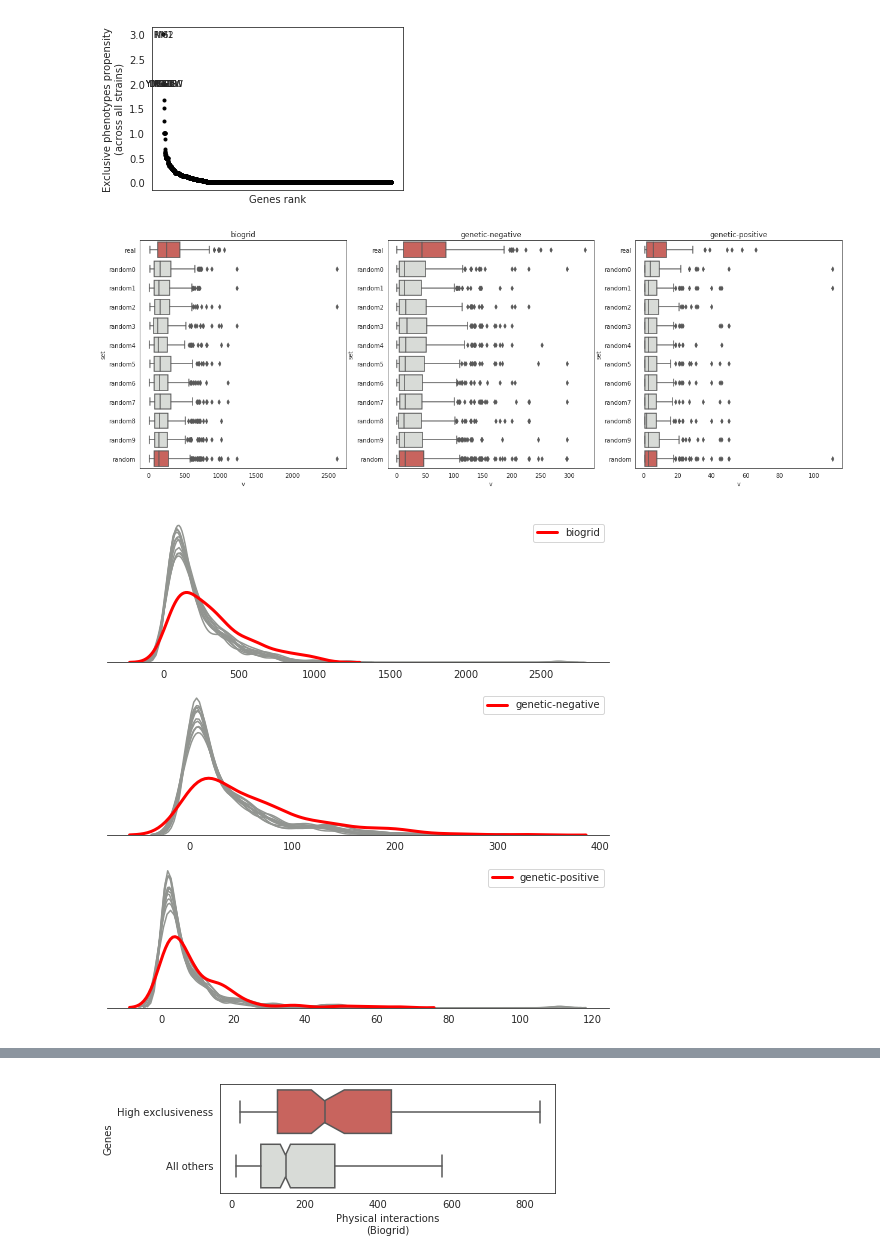
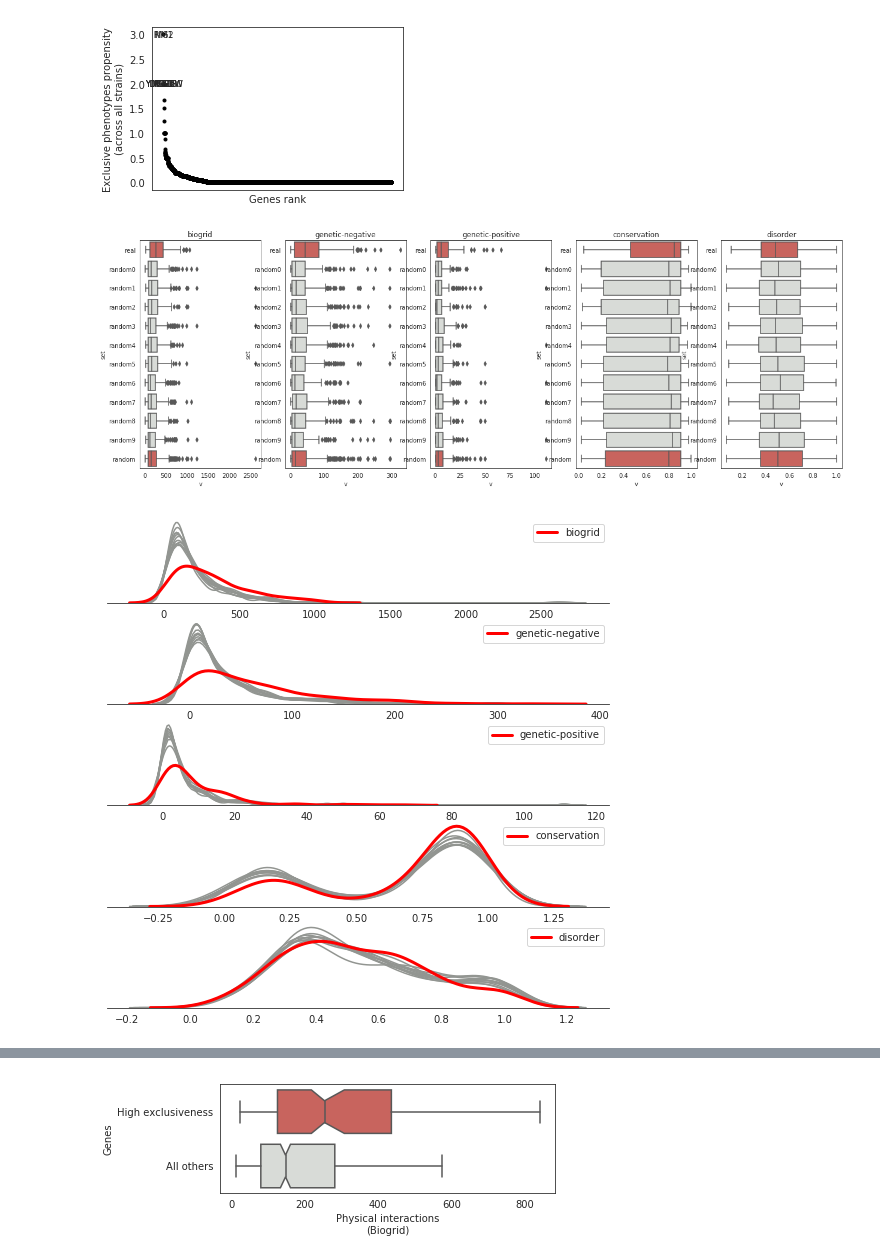
Before and after one commit to mgalardini/2018koyeast, a Jupyter notebook: notebooks/deviating_genes.ipynb, the cells around one changed output, grey strips where cells are left out. Saved outputs shown, nothing was run; the diff lists cells and outputs as text; code cells hidden in the pictures.

```diff
--- a/notebooks/deviating_genes.ipynb
+++ b/notebooks/deviating_genes.ipynb
@@ -365,3 +380,9 @@ plt.savefig('exclusiveness_all_alternative.svg',
+# %%
+disorder = '../out/disorder.txt'
+# %%
+dis = pd.read_csv(disorder, sep='\t', header=None)
+# %%
+dis = dis.set_index(0)[2]
 # %%
 it = pd.Series(it)
 git = pd.Series(git)
@@ -373,33 +394,36 @@ pit = pd.Series(pit)
 # %%
 res = []
 for df, name in zip([it,
-                     git, pit],
+                     git, pit,
+                     nog, dis],
                     ['biogrid',
                      'genetic-negative',
-                     'genetic-positive']):
+                     'genetic-positive',
+                     'conservation',
+                     'disorder']):
     res.append(compare(w, df, name=name,
                        threshold=0))
 r = pd.concat(res)
 # %%
 plt.figure(figsize=(21, 7))
 
 for i, name in enumerate(r['name'].unique()):
-    plt.subplot(1, 3, i+1)
+    plt.subplot(1, 5, i+1)
 
     sns.boxplot(data=r[r['name'] == name],
                 x='v',
                 y='set',
                 palette=[sns.xkcd_rgb['pale red']] +
                         [sns.xkcd_rgb['light grey']] * 10)
 
     plt.title(name);
 # %% [output]
-[figure, old version]
+[figure, new version]
 # %%
 plt.figure(figsize=(9, 9))
 
 for i, name in enumerate(r['name'].unique()):
-    plt.subplot(3, 1, i+1)
+    plt.subplot(5, 1, i+1)
 
     sns.kdeplot(r[(r['name'] == name) &
                   (r['set'] == 'real')]['v'],
@@ -419,7 +443,7 @@ for i, name in enumerate(r['name'].unique()):
 
 sns.despine(left=True)
 # %% [output]
-[figure, old version]
+[figure, new version]
 # %%
 plt.figure(figsize=(7, 2.5))
 
```
Also changed, not shown: parts of 10 cells of this notebook.
